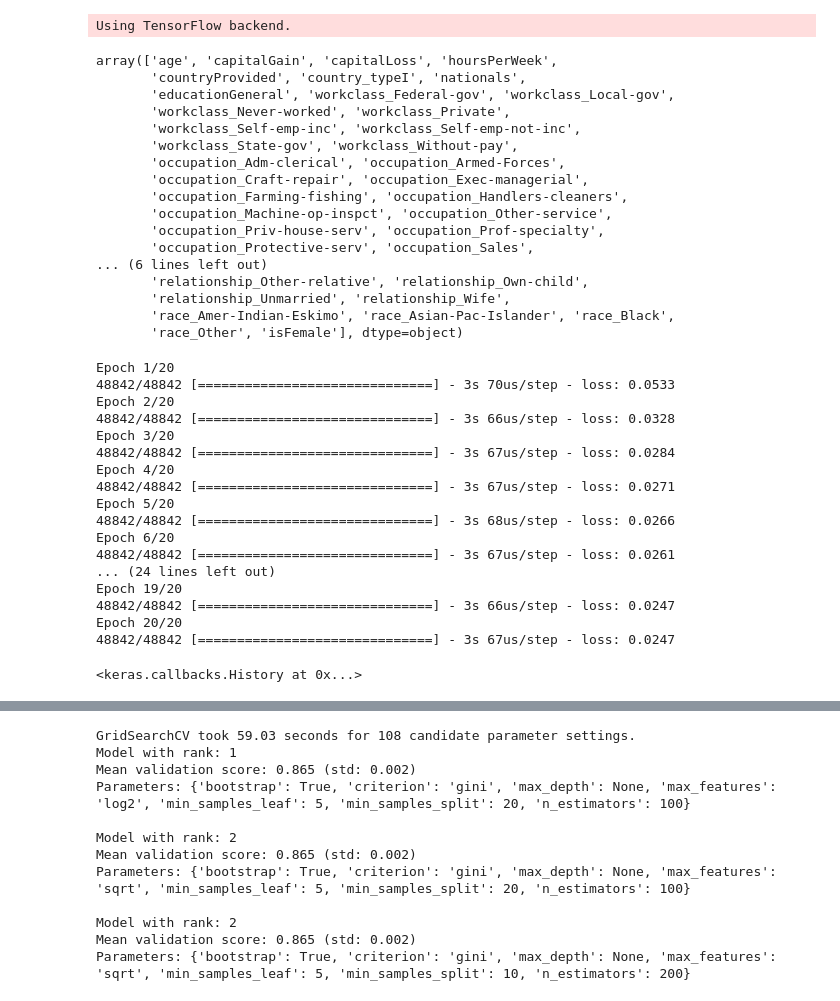
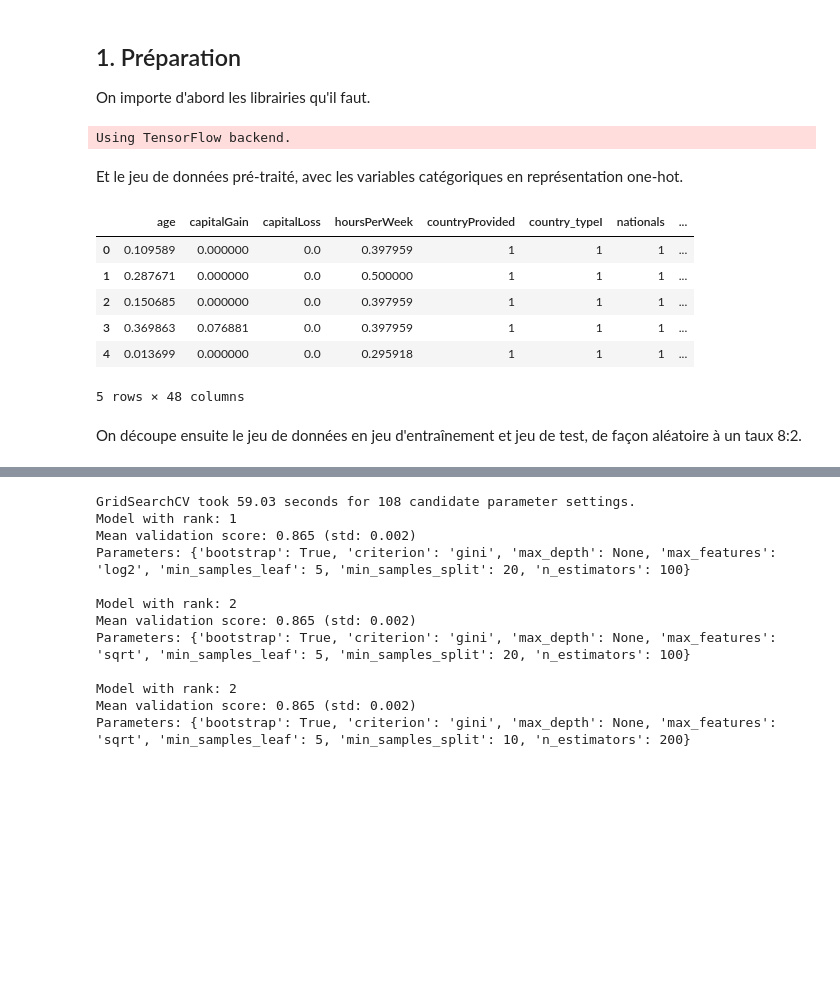
Before and after one commit to Alsaxian/salaryDiscovery, a Jupyter notebook: ClassicalML.ipynb, the cells around one changed output, grey strips where cells are left out. Drawn from its saved outputs; the diff is of its cells as text; code cells hidden in the pictures; blank space fills up the shorter version.

```diff
--- a/ClassicalML.ipynb
+++ b/ClassicalML.ipynb
@@ -1,3 +1,6 @@
+# %% [markdown]
+## 1. Préparation
+On importe d'abord les librairies qu'il faut.
 # %%
 import pandas as pd
 import numpy as np
@@ -17,28 +20,21 @@ from sklearn.manifold import TSNE
 from time import time
 # %% [output]
 Using TensorFlow backend.
+# %% [markdown]
+Et le jeu de données pré-traité, avec les variables catégoriques en représentation one-hot.
 # %%
 complete_preprocessed = pd.read_pickle("preprocessed")
 complete_preprocessed.head()
-complete_preprocessed.columns.values
 # %% [output]
+|  | age | capitalGain | capitalLoss | hoursPerWeek | countryProvided | country_typeI | nationals | ... |
+| 0 | 0.109589 | 0.000000 | 0.0 | 0.397959 | 1 | 1 | 1 | ... |
+| 1 | 0.287671 | 0.000000 | 0.0 | 0.500000 | 1 | 1 | 1 | ... |
+| 2 | 0.150685 | 0.000000 | 0.0 | 0.397959 | 1 | 1 | 1 | ... |
+| 3 | 0.369863 | 0.076881 | 0.0 | 0.397959 | 1 | 1 | 1 | ... |
+| 4 | 0.013699 | 0.000000 | 0.0 | 0.295918 | 1 | 1 | 1 | ... |
-array(['age', 'capitalGain', 'capitalLoss', 'hoursPerWeek',
-       'countryProvided', 'country_typeI', 'nationals',
-       'educationGeneral', 'workclass_Federal-gov', 'workclass_Local-gov',
-       'workclass_Never-worked', 'workclass_Private',
-       'workclass_Self-emp-inc', 'workclass_Self-emp-not-inc',
-       'workclass_State-gov', 'workclass_Without-pay',
-       'occupation_Adm-clerical', 'occupation_Armed-Forces',
-       'occupation_Craft-repair', 'occupation_Exec-managerial',
-       'occupation_Farming-fishing', 'occupation_Handlers-cleaners',
-       'occupation_Machine-op-inspct', 'occupation_Other-service',
-       'occupation_Priv-house-serv', 'occupation_Prof-specialty',
-       'occupation_Protective-serv', 'occupation_Sales',
-... (6 lines left out)
-       'relationship_Other-relative', 'relationship_Own-child',
-       'relationship_Unmarried', 'relationship_Wife',
-       'race_Amer-Indian-Eskimo', 'race_Asian-Pac-Islander', 'race_Black',
-       'race_Other', 'isFemale'], dtype=object)
+5 rows × 48 columns
+# %% [markdown]
+On découpe ensuite le jeu de données en jeu d'entraînement et jeu de test, de façon aléatoire à un taux 8:2.
 # %%
 X = complete_preprocessed[complete_preprocessed.columns.difference(
     ["salary_<=50K", "salary_>50K"])]
@@ -101,27 +48,0 @@ encoder = Model(input=input_var, output=encoder_output)
-# %%
-# compile autoencoder
-autoencoder.compile(optimizer='adam', loss='mse')
-
-autoencoder.fit(X, X,
-                nb_epoch=20,
-                batch_size=20,
-                shuffle=True)
-# %% [output]
-Epoch 1/20
-48842/48842 [==============================] - 3s 70us/step - loss: 0.0533
-Epoch 2/20
-48842/48842 [==============================] - 3s 66us/step - loss: 0.0328
-Epoch 3/20
-48842/48842 [==============================] - 3s 67us/step - loss: 0.0284
-Epoch 4/20
-48842/48842 [==============================] - 3s 67us/step - loss: 0.0271
-Epoch 5/20
-48842/48842 [==============================] - 3s 68us/step - loss: 0.0266
-Epoch 6/20
-48842/48842 [==============================] - 3s 67us/step - loss: 0.0261
-... (24 lines left out)
-Epoch 19/20
-48842/48842 [==============================] - 3s 66us/step - loss: 0.0247
-Epoch 20/20
-48842/48842 [==============================] - 3s 67us/step - loss: 0.0247
-<keras.callbacks.History at 0x...>
```
Also changed, not shown: parts of 33 cells of this notebook, 2 other files.
